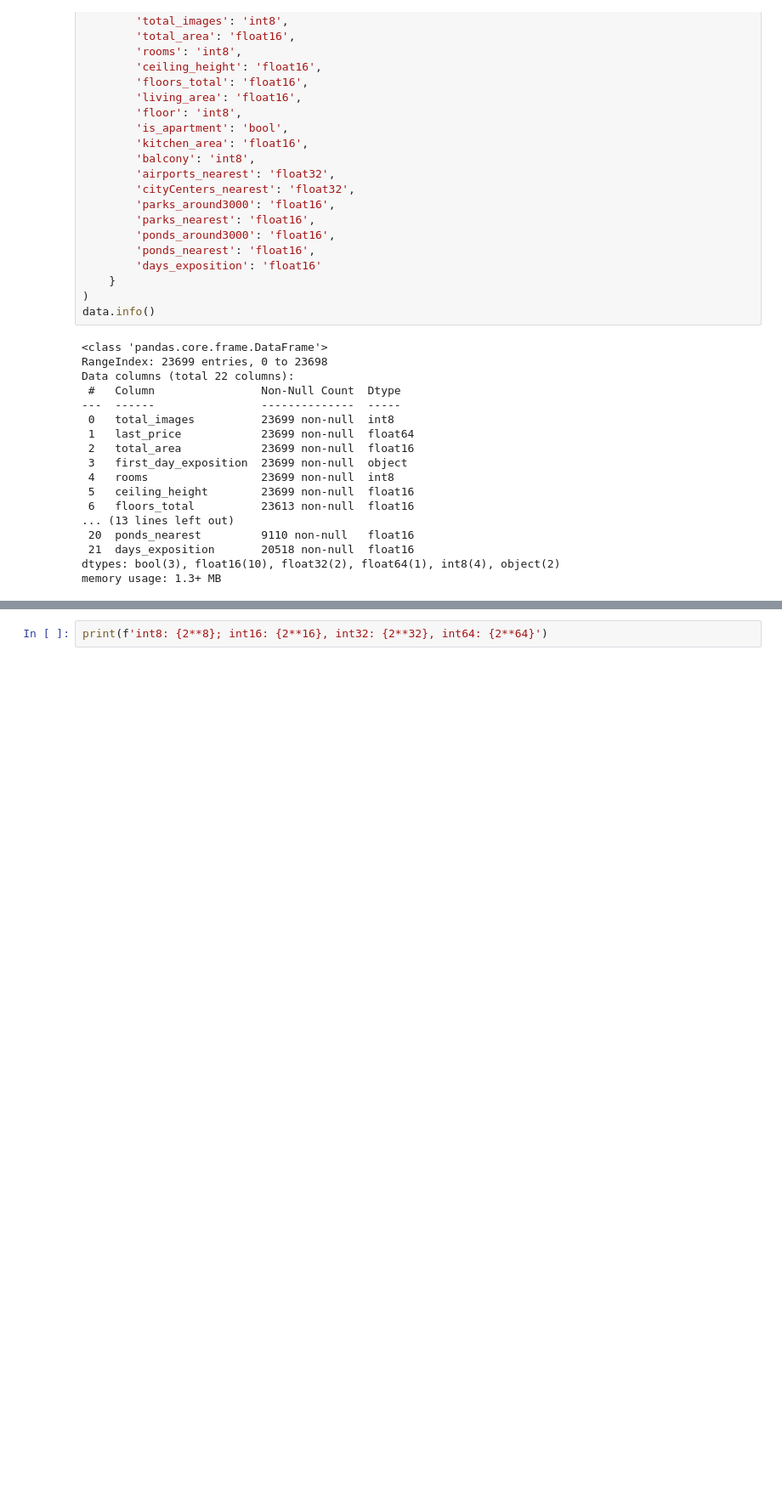
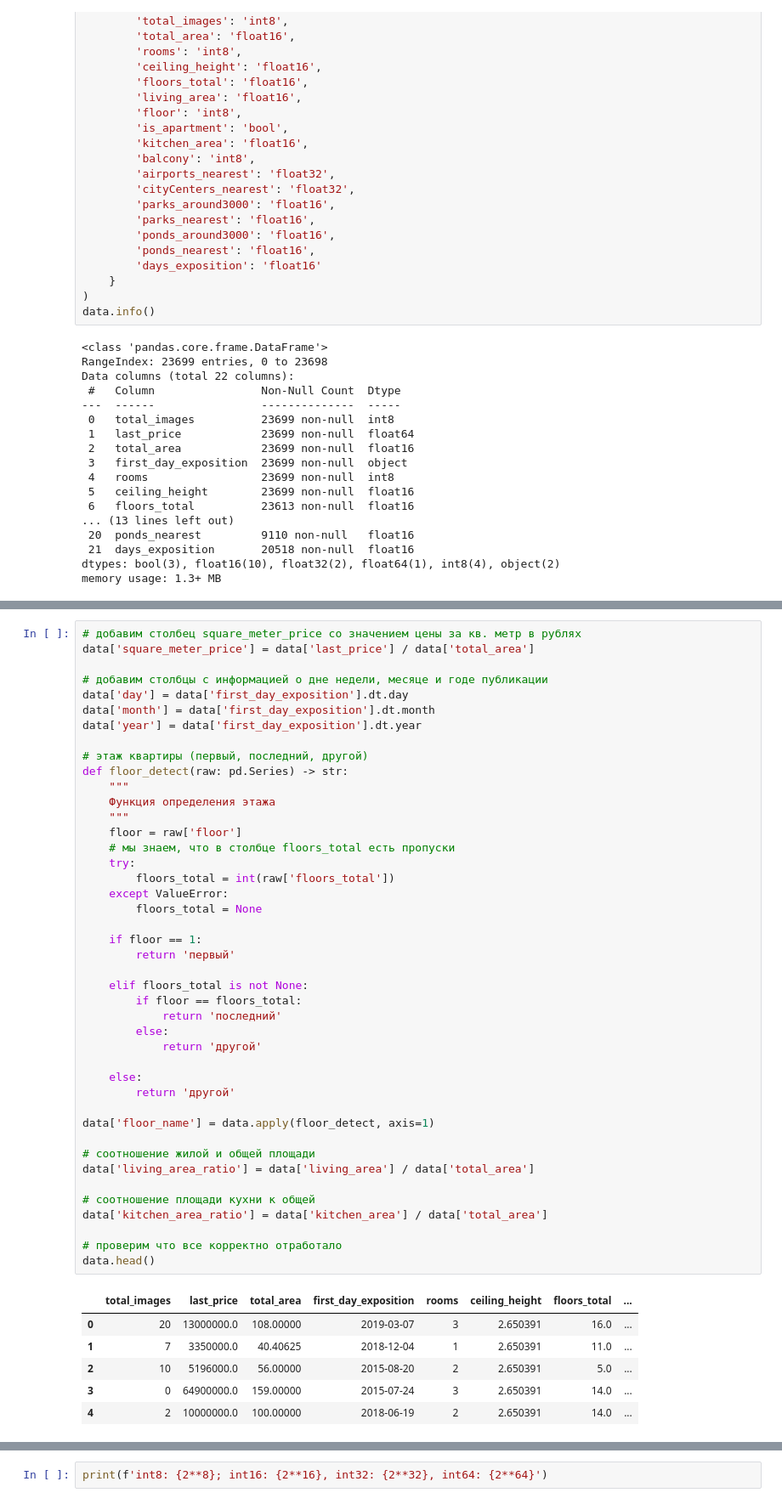
Before and after one commit to versus666jzx/practicum_ds, a Jupyter notebook: market_value_of_real_estate_research/notebooks/market_price.ipynb, the cells around one changed output, grey strips where cells are left out. Shown: that part at 85% size. Drawn from its saved outputs; the diff is of its cells as text; blank space fills up the shorter version.

```diff
--- a/market_value_of_real_estate_research/notebooks/market_price.ipynb
+++ b/market_value_of_real_estate_research/notebooks/market_price.ipynb
@@ -338,0 +355,50 @@ len(data.query("parks_nearest.isna()"))
+# %%
+# добавим столбец square_meter_price со значением цены за кв. метр в рублях
+data['square_meter_price'] = data['last_price'] / data['total_area']
+
+# добавим столбцы с информацией о дне недели, месяце и годе публикации
+data['day'] = data['first_day_exposition'].dt.day
+data['month'] = data['first_day_exposition'].dt.month
+data['year'] = data['first_day_exposition'].dt.year
+
+# этаж квартиры (первый, последний, другой)
+def floor_detect(raw: pd.Series) -> str:
+    """
+    Функция определения этажа
+    """
+    floor = raw['floor']
+    # мы знаем, что в столбце floors_total есть пропуски
+    try:
+        floors_total = int(raw['floors_total'])
+    except ValueError:
+        floors_total = None
+
+    if floor == 1:
+        return 'первый'
+
+    elif floors_total is not None:
+        if floor == floors_total:
+            return 'последний'
+        else:
+            return 'другой'
+
+    else:
+        return 'другой'
+
+data['floor_name'] = data.apply(floor_detect, axis=1)
+
+# соотношение жилой и общей площади
+data['living_area_ratio'] = data['living_area'] / data['total_area']
+
+# соотношение площади кухни к общей
+data['kitchen_area_ratio'] = data['kitchen_area'] / data['total_area']
+
+# проверим что все корректно отработало
+data.head()
+# %% [output]
+|  | total_images | last_price | total_area | first_day_exposition | rooms | ceiling_height | floors_total | ... |
+| 0 | 20 | 13000000.0 | 108.00000 | 2019-03-07 | 3 | 2.650391 | 16.0 | ... |
+| 1 | 7 | 3350000.0 | 40.40625 | 2018-12-04 | 1 | 2.650391 | 11.0 | ... |
+| 2 | 10 | 5196000.0 | 56.00000 | 2015-08-20 | 2 | 2.650391 | 5.0 | ... |
+| 3 | 0 | 64900000.0 | 159.00000 | 2015-07-24 | 3 | 2.650391 | 14.0 | ... |
+| 4 | 2 | 10000000.0 | 100.00000 | 2018-06-19 | 2 | 2.650391 | 14.0 | ... |
```
Also changed, not shown: parts of 14 cells of this notebook.
